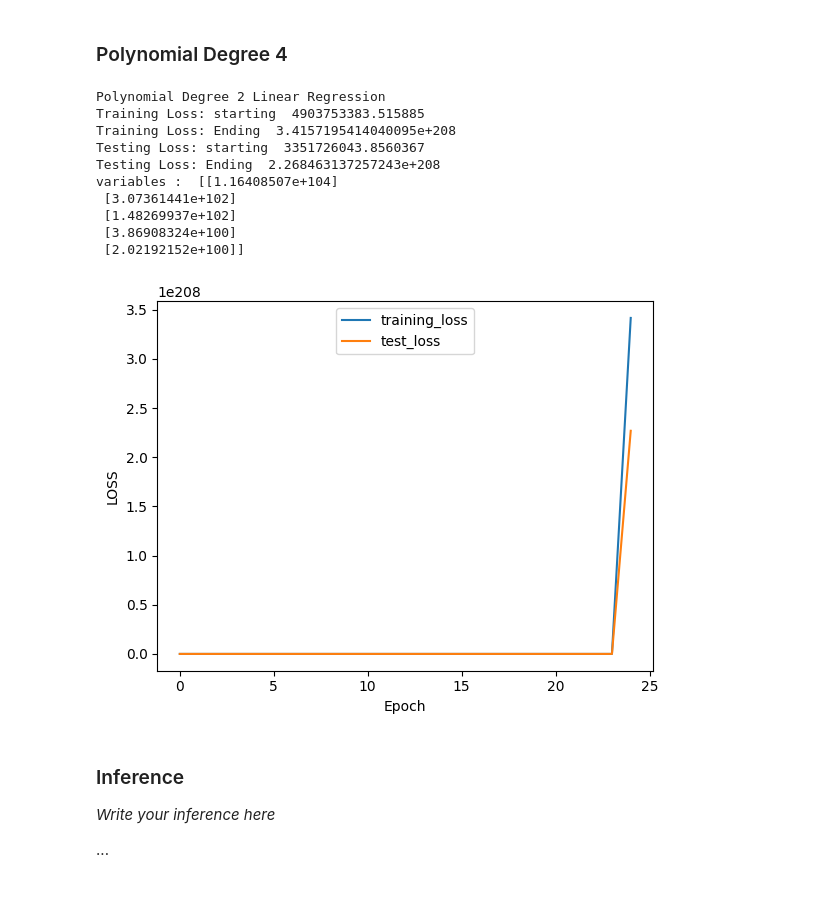
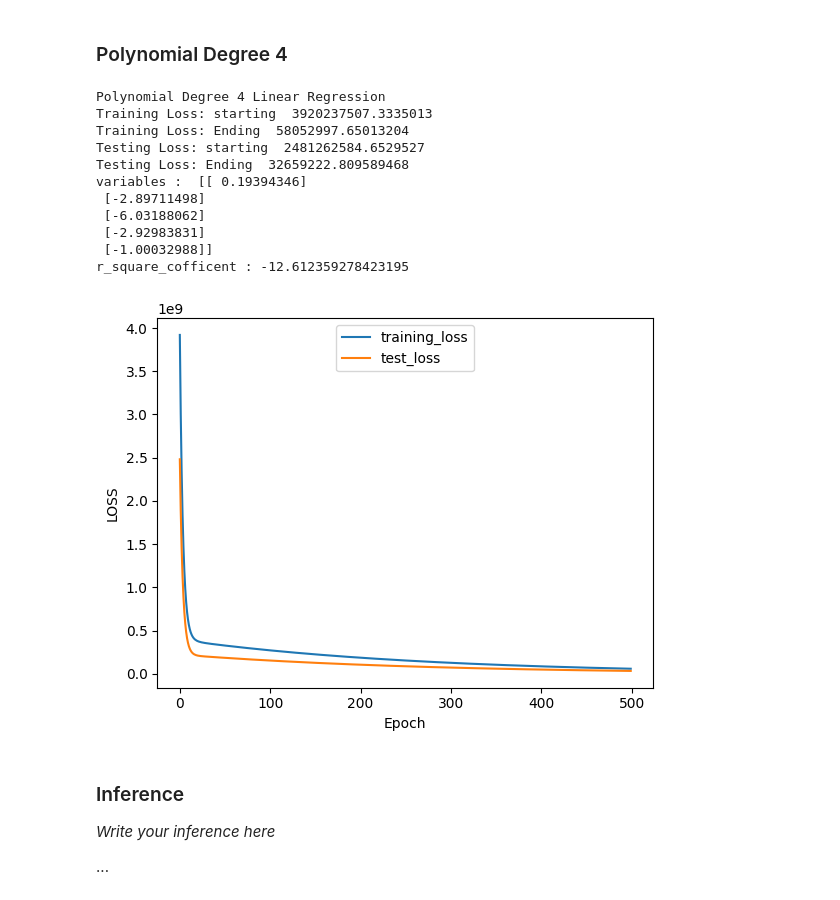
Before and after one commit to narendra974/AIMLOPS_IISC, a Jupyter notebook: Assignment_1.ipynb, the cells around one changed output. Cells and saved outputs as stored; diff of their text form; code cells hidden in the pictures.

```diff
--- a/Assignment_1.ipynb
+++ b/Assignment_1.ipynb
@@ -200,8 +200,6 @@ Print out the train accuracy and test accuracy. Write your inference on the resu
 # %% [markdown]
 ### Polynomial Degree 2
 # %%
-import math
-
 def transform_X_train(X, polynomial_degree):
   size = X.shape[0]
   features = polynomial_degree+1
@@ -226,6 +224,13 @@ def calculate_gradients(Y, Y_predicted, X):
 def compute_loss(Y,Y_predicted):
   n = Y.shape[0]
   return (1 / (2 * n)) * np.sum((Y-Y_predicted)**2)
+
+def r_square_coffient(Y, Y_predicted):
+  Y = Y.flatten()
+  Y_predicted = Y_predicted.flatten()
+  numerator = ((Y - Y_predicted) ** 2).sum(axis=0, dtype=np.float64)
+  denominator = ((Y - np.average(Y, axis=0)) ** 2).sum(axis=0, dtype=np.float64)
+  return 1 - (numerator/denominator)
 
 def train(X1_train, X1_test, degree, epoch, learning_rate = 0.001):
   n = X1_train.shape[0]
@@ -338,36 +349,40 @@ variables :  [[-9.78692470e+55]
 # %%
 ### Write your code here
 ## Define the hypothesis function
 ## Use polynomial regression to train the model
 ## Compute the training and testing loss
 ## Print the training and testing loss
 ## update the below two variables to print the model's loss
 
 
 degree = 4
+epoch = 500
+learning_rate = 0.00000001
 variables, loss_train, loss_test = train(X1_train, X1_test, degree, epoch, learning_rate)
 
-print("Polynomial Degree 2 Linear Regression")
+print("Polynomial Degree 4 Linear Regression")
 print("Training Loss: starting ", loss_train[0])
 print("Training Loss: Ending ", loss_train[-1])
 print("Testing Loss: starting ", loss_test[0])
 print("Testing Loss: Ending ", loss_test[-1])
 print("variables : ", variables)
+print('r_square_cofficent :', r_square_coffient(Y1_test, predict(transform_X_train(X1_test, degree), variables)))
 
 plot = draw(loss_train, loss_test)
 plot.show()
 # %% [output]
-Polynomial Degree 2 Linear Regression
-Training Loss: starting  4903753383.515885
-Training Loss: Ending  3.4157195414040095e+208
-Testing Loss: starting  3351726043.8560367
-Testing Loss: Ending  2.268463137257243e+208
-variables :  [[1.16408507e+104]
- [3.07361441e+102]
- [1.48269937e+102]
- [3.86908324e+100]
- [2.02192152e+100]]
+Polynomial Degree 4 Linear Regression
+Training Loss: starting  3920237507.3335013
+Training Loss: Ending  58052997.65013204
+Testing Loss: starting  2481262584.6529527
+Testing Loss: Ending  32659222.809589468
+variables :  [[ 0.19394346]
+ [-2.89711498]
+ [-6.03188062]
+ [-2.92983831]
+ [-1.00032988]]
+r_square_cofficent : -12.612359278423195
-[figure, old version]
+[figure, new version]
 # %% [markdown]
 ### Inference
 
```
Also changed, not shown: parts of 4 cells of this notebook.
